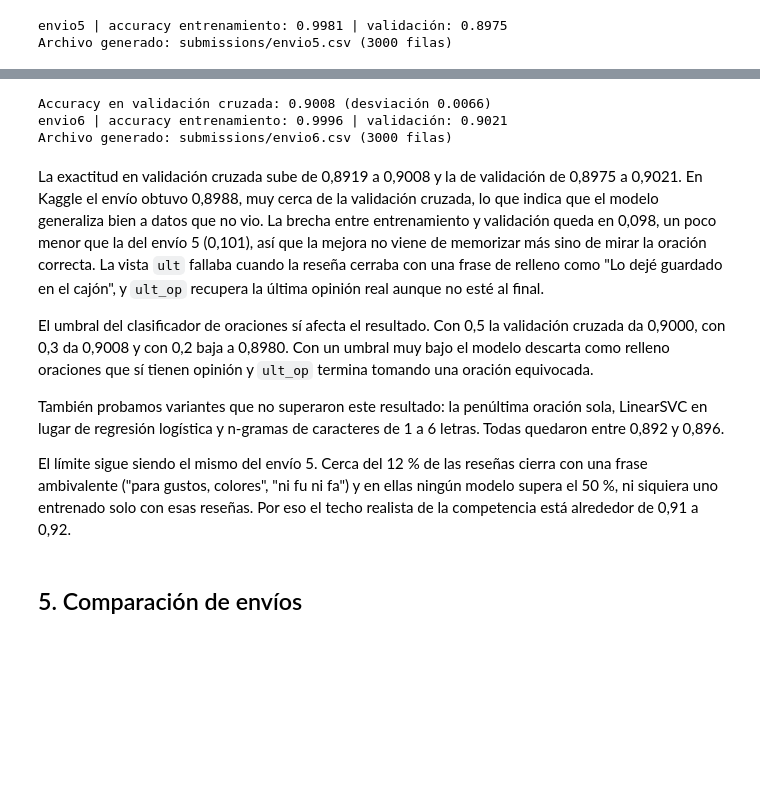
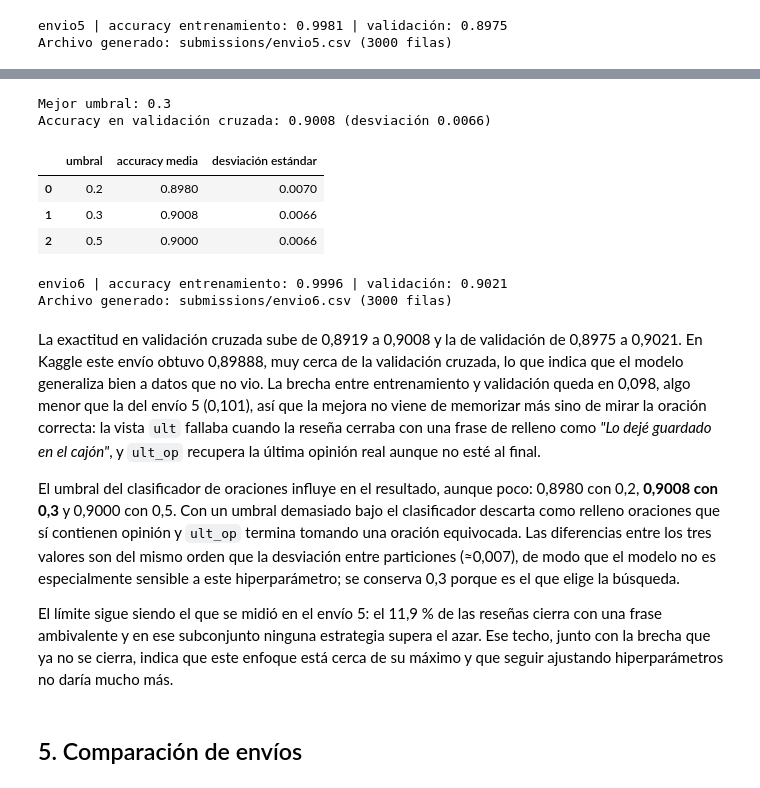
Before and after one commit to Dangar221/Proyecto-ML, a Jupyter notebook: Proyecto Etapa 1/Proyecto_Etapa1.ipynb, the cells around one changed output, grey strips where cells are left out. Cells and saved outputs as stored; diff of their text form; code cells hidden in the pictures; blank space fills up the shorter version.

```diff
--- a/Proyecto Etapa 1/Proyecto_Etapa1.ipynb
+++ b/Proyecto Etapa 1/Proyecto_Etapa1.ipynb
@@ -699,34 +764,53 @@ El clasificador de oraciones va dentro del Pipeline, así que en la validación
 # %%
 from sklearn.base import BaseEstimator, TransformerMixin
-from sklearn.pipeline import FeatureUnion
 
 def modelo_oraciones():
+    """Clasificador de oraciones. Aplica dos TfidfVectorizer sobre la misma columna
+    de texto: uno de palabras y otro de n-gramas de caracteres."""
     return Pipeline([
-        ('rep', FeatureUnion([
-            ('pal', TfidfVectorizer(ngram_range=(1, 2), min_df=2, sublinear_tf=True)),
-            ('car', TfidfVectorizer(analyzer='char_wb', ngram_range=(2, 5), min_df=3, sublinear_tf=True)),
+        ('rep', ColumnTransformer([
+            ('pal', TfidfVectorizer(ngram_range=(1, 2), min_df=2, sublinear_tf=True), 'oracion'),
+            ('car', TfidfVectorizer(analyzer='char_wb', ngram_range=(2, 5), min_df=3,
+                                    sublinear_tf=True), 'oracion'),
         ])),
         ('modelo', LogisticRegression(C=3, max_iter=3000))
     ])
 
+
 class VistasDeOpinion(BaseEstimator, TransformerMixin):
+    """Añade tres vistas basadas en qué oraciones contienen opinión.
+
+    El clasificador de oraciones se entrena en `fit`, no fuera del Pipeline. Así,
+    dentro de la validación cruzada se reentrena en cada partición con solo los
+    datos de entrenamiento de esa partición, y ninguna oración es calificada por
+    un modelo que ya la había visto.
+    """
+
     def __init__(self, umbral=0.3):
         self.umbral = umbral
 
+    @staticmethod
+    def _como_columna(textos):
+        # ColumnTransformer necesita un DataFrame; las oraciones van en una sola columna.
+        return pd.DataFrame({'oracion': textos})
+
     def fit(self, X, y):
+        # Etiquetas indirectas: las oraciones de las reseñas neutral no tienen opinión;
+        # la cola de las positivo/negativo sí la tiene.
         textos, etiquetas = [], []
         for texto, cola, etiqueta in zip(X['todo'], X['cola'], y):
             partes = oraciones(texto) if etiqueta == 'neutral' else [cola]
             textos += partes
             etiquetas += [etiqueta] * len(partes)
-        self.modelo_ = modelo_oraciones().fit(textos, etiquetas)
+        self.modelo_ = modelo_oraciones().fit(self._como_columna(textos), etiquetas)
         return self
 
     def transform(self, X):
         X = X.copy()
         partes = [oraciones(t) for t in X['todo']]
         col_neutral = list(self.modelo_.classes_).index('neutral')
-        p_neutral = self.modelo_.predict_proba([o for p in partes for o in p])[:, col_neutral]
+        p_neutral = self.modelo_.predict_proba(
+            self._como_columna([o for p in partes for o in p]))[:, col_neutral]
         ult_op, pen_op, ult2 = [], [], []
         i = 0
         for p in partes:
@@ -736,48 +820,60 @@ class VistasDeOpinion(BaseEstimator, TransformerMixin):
             ult_op.append(op[-1] if op else p[-1])
             pen_op.append(op[-2] if len(op) > 1 else '')
             ult2.append(' . '.join(p[-2:]))
         X['ult_op'] = ult_op
         X['pen_op'] = pen_op
         X['ult2'] = ult2
         return X
 
-modelo_envio6 = Pipeline([
-    ('opinion', VistasDeOpinion(umbral=0.3)),
+
+base_envio6 = Pipeline([
+    ('opinion', VistasDeOpinion()),
     ('vistas', ColumnTransformer([
         ('todo',       palabras(),   'todo'),
         ('ult',        palabras(),   'ult'),
         ('cola',       palabras(),   'cola'),
         ('sin_adit',   palabras(),   'sin_adit'),
         ('ult2',       palabras(),   'ult2'),
         ('ult_op',     palabras(),   'ult_op'),
         ('pen_op',     palabras(),   'pen_op'),
         ('todo_car',   caracteres(), 'todo'),
         ('ult_car',    caracteres(), 'ult'),
         ('cola_car',   caracteres(), 'cola'),
         ('ult2_car',   caracteres(), 'ult2'),
         ('ult_op_car', caracteres(), 'ult_op'),
     ])),
     ('modelo', LogisticRegression(C=3, max_iter=5000, class_weight='balanced'))
 ])
 
-puntajes = cross_val_score(modelo_envio6, V_train, y_train, cv=kfold, scoring='accuracy', n_jobs=-1)
-print(f'Accuracy en validación cruzada: {puntajes.mean():.4f} (desviación {puntajes.std():.4f})')
+busqueda6 = GridSearchCV(base_envio6, {'opinion__umbral': [0.2, 0.3, 0.5]},
+                         cv=kfold, scoring='accuracy', n_jobs=-1)
+busqueda6.fit(V_train, y_train)
 
-modelo_envio6 = evaluar_y_enviar('envio6', modelo_envio6,
+desviacion = busqueda6.cv_results_['std_test_score'][busqueda6.best_index_]
+print('Mejor umbral:', busqueda6.best_params_['opinion__umbral'])
+print(f'Accuracy en validación cruzada: {busqueda6.best_score_:.4f} (desviación {desviacion:.4f})')
+display(pd.DataFrame({'umbral': busqueda6.cv_results_['param_opinion__umbral'],
+                      'accuracy media': busqueda6.cv_results_['mean_test_score'].round(4),
+                      'desviación estándar': busqueda6.cv_results_['std_test_score'].round(4)}))
+
+modelo_envio6 = evaluar_y_enviar('envio6', busqueda6.best_estimator_,
                                  'Vistas de la última oración con opinión + n-gramas de caracteres + class_weight balanced',
                                  datos=datos_vistas)
 # %% [output]
+Mejor umbral: 0.3
 Accuracy en validación cruzada: 0.9008 (desviación 0.0066)
-envio6 | accuracy entrenamiento: 0.9996 | validación: 0.9021
-Archivo generado: submissions/envio6.csv (3000 filas)
+|  | umbral | accuracy media | desviación estándar |
+| 0 | 0.2 | 0.8980 | 0.0070 |
+| 1 | 0.3 | 0.9008 | 0.0066 |
+| 2 | 0.5 | 0.9000 | 0.0066 |
+envio6 | accuracy entrenamiento: 0.9996 | validación: 0.9021
+Archivo generado: submissions/envio6.csv (3000 filas)
 # %% [markdown]
-La exactitud en validación cruzada sube de 0,8919 a 0,9008 y la de validación de 0,8975 a 0,9021. En Kaggle el envío obtuvo 0,8988, muy cerca de la validación cruzada, lo que indica que el modelo generaliza bien a datos que no vio. La brecha entre entrenamiento y validación queda en 0,098, un poco menor que la del envío 5 (0,101), así que la mejora no viene de memorizar más sino de mirar la oración correcta. La vista `ult` fallaba cuando la reseña cerraba con una frase de relleno como "Lo dejé guardado en el cajón", y `ult_op` recupera la última opinión real aunque no esté al final.
+La exactitud en validación cruzada sube de 0,8919 a 0,9008 y la de validación de 0,8975 a 0,9021. En Kaggle este envío obtuvo 0,89888, muy cerca de la validación cruzada, lo que indica que el modelo generaliza bien a datos que no vio. La brecha entre entrenamiento y validación queda en 0,098, algo menor que la del envío 5 (0,101), así que la mejora no viene de memorizar más sino de mirar la oración correcta: la vista `ult` fallaba cuando la reseña cerraba con una frase de relleno como *"Lo dejé guardado en el cajón"*, y `ult_op` recupera la última opinión real aunque no esté al final.
 
-El umbral del clasificador de oraciones sí afecta el resultado. Con 0,5 la validación cruzada da 0,9000, con 0,3 da 0,9008 y con 0,2 baja a 0,8980. Con un umbral muy bajo el modelo descarta como relleno oraciones que sí tienen opinión y `ult_op` termina tomando una oración equivocada.
+El umbral del clasificador de oraciones influye en el resultado, aunque poco: 0,8980 con 0,2, **0,9008 con 0,3** y 0,9000 con 0,5. Con un umbral demasiado bajo el clasificador descarta como relleno oraciones que sí contienen opinión y `ult_op` termina tomando una oración equivocada. Las diferencias entre los tres valores son del mismo orden que la desviación entre particiones (≈0,007), de modo que el modelo no es especialmente sensible a este hiperparámetro; se conserva 0,3 porque es el que elige la búsqueda.
 
-También probamos variantes que no superaron este resultado: la penúltima oración sola, LinearSVC en lugar de regresión logística y n-gramas de caracteres de 1 a 6 letras. Todas quedaron entre 0,892 y 0,896.
-
-El límite sigue siendo el mismo del envío 5. Cerca del 12 % de las reseñas cierra con una frase ambivalente ("para gustos, colores", "ni fu ni fa") y en ellas ningún modelo supera el 50 %, ni siquiera uno entrenado solo con esas reseñas. Por eso el techo realista de la competencia está alrededor de 0,91 a 0,92.
+El límite sigue siendo el que se midió en el envío 5: el 11,9 % de las reseñas cierra con una frase ambivalente y en ese subconjunto ninguna estrategia supera el azar. Ese techo, junto con la brecha que ya no se cierra, indica que este enfoque está cerca de su máximo y que seguir ajustando hiperparámetros no daría mucho más.
 # %% [markdown]
 ## 5. Comparación de envíos
 # %% [markdown]
```
Also changed, not shown: parts of 7 cells of this notebook.
